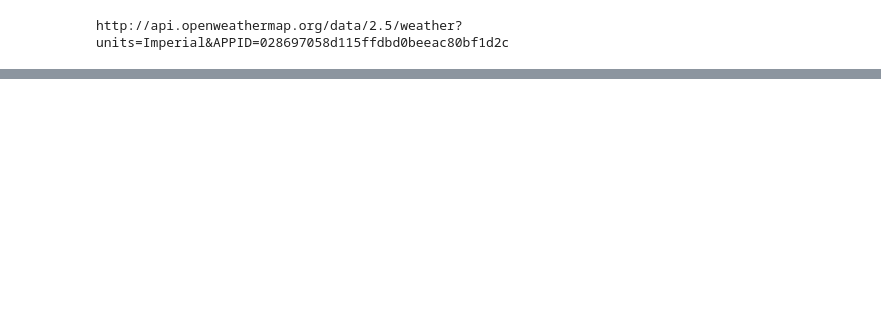
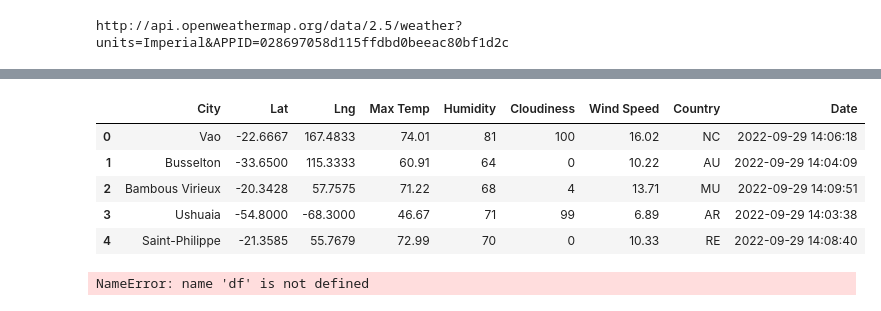
Before and after one commit to vermapreeti003/World_Weather_Analysis, a Jupyter notebook: WeatherPy.ipynb, the cells around one changed output, grey strips where cells are left out. Drawn from its saved outputs; the diff is of its cells as text; code cells hidden in the pictures; blank space fills up the shorter version.

Commit message:
Adding weather data

```diff
--- a/WeatherPy.ipynb
+++ b/WeatherPy.ipynb
@@ -162,0 +149,16 @@ city_data_df.to_csv(output_data_file, index_label="City_ID")
+# %%
+# Convert the array of dictionaries to a Pandas DataFrame.
+city_data_df = pd.DataFrame(city_data)
+city_data_df.head()
+# %% [output]
+|  | City | Lat | Lng | Max Temp | Humidity | Cloudiness | Wind Speed | Country | Date |
+| 0 | Vao | -22.6667 | 167.4833 | 74.01 | 81 | 100 | 16.02 | NC | 2022-09-29 14:06:18 |
+| 1 | Busselton | -33.6500 | 115.3333 | 60.91 | 64 | 0 | 10.22 | AU | 2022-09-29 14:04:09 |
+| 2 | Bambous Virieux | -20.3428 | 57.7575 | 71.22 | 68 | 4 | 13.71 | MU | 2022-09-29 14:09:51 |
+| 3 | Ushuaia | -54.8000 | -68.3000 | 46.67 | 71 | 99 | 6.89 | AR | 2022-09-29 14:03:38 |
+| 4 | Saint-Philippe | -21.3585 | 55.7679 | 72.99 | 70 | 0 | 10.33 | RE | 2022-09-29 14:08:40 |
+# %%
+new_column_order = ["column2", "column4", "column1"]
+df=df.reindex(columns=new_column_order)
+# %% [output]
+NameError: name 'df' is not defined
```
Also changed, not shown: parts of 8 cells of this notebook.
